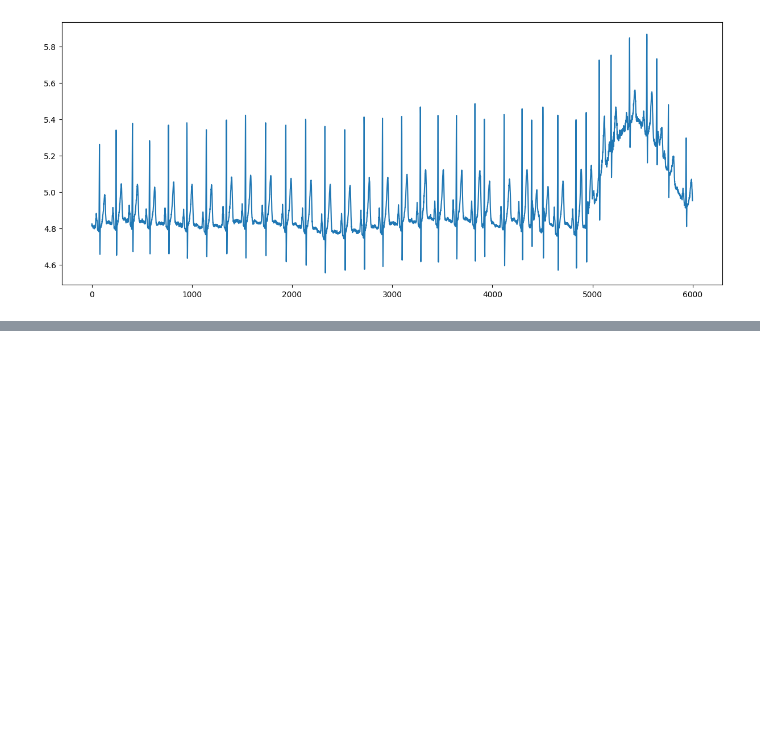
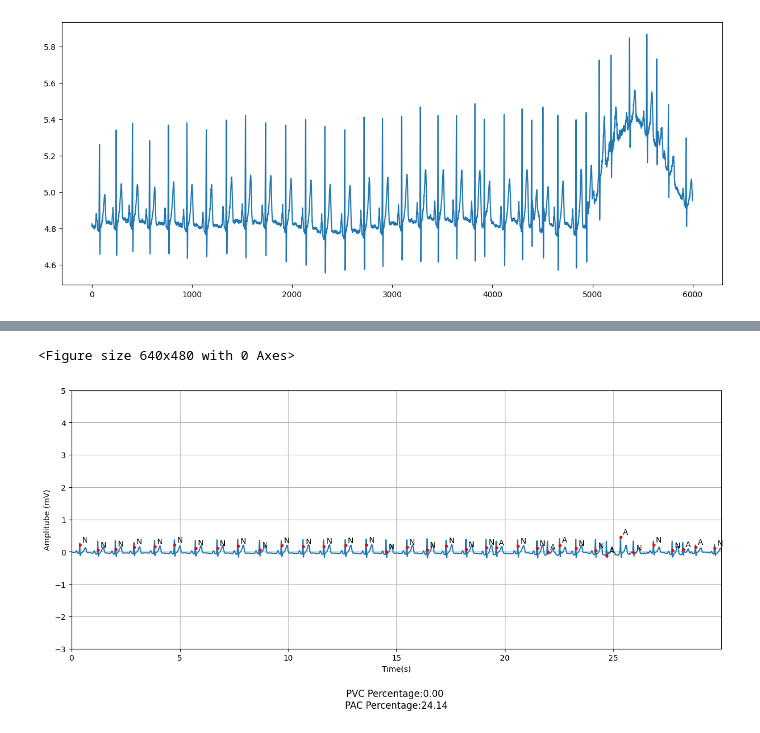
Before and after one commit to KhaingSuThway/ECGSignalProcessingPipeline, a Jupyter notebook: scanning_test.ipynb, the cells around one changed output, grey strips where cells are left out. Cells and saved outputs as stored; diff of their text form; code cells hidden in the pictures; blank space fills up the shorter version.

```diff
--- a/scanning_test.ipynb
+++ b/scanning_test.ipynb
@@ -63,3 +76,11 @@ test_scan.to_csv("Data_104_21_Raw")
+# %%
+plot_signal_with_annotation(clean_signal,
+                            test_scan.iloc[431]['beat_annotation_symbols'],
+                             test_scan.iloc[431]['annotated_samples'],200,
+                             'r.', figsize=(15, 6))
+# %% [output]
+<Figure size 640x480 with 0 Axes>
+[figure, added]
 # %%
 # Filter the DataFrame for rows where 'true_class' is 'pac'
 pac_df = test_scan[test_scan['true_class'] == 'PAC']
```
Also changed, not shown: parts of 8 cells of this notebook.
